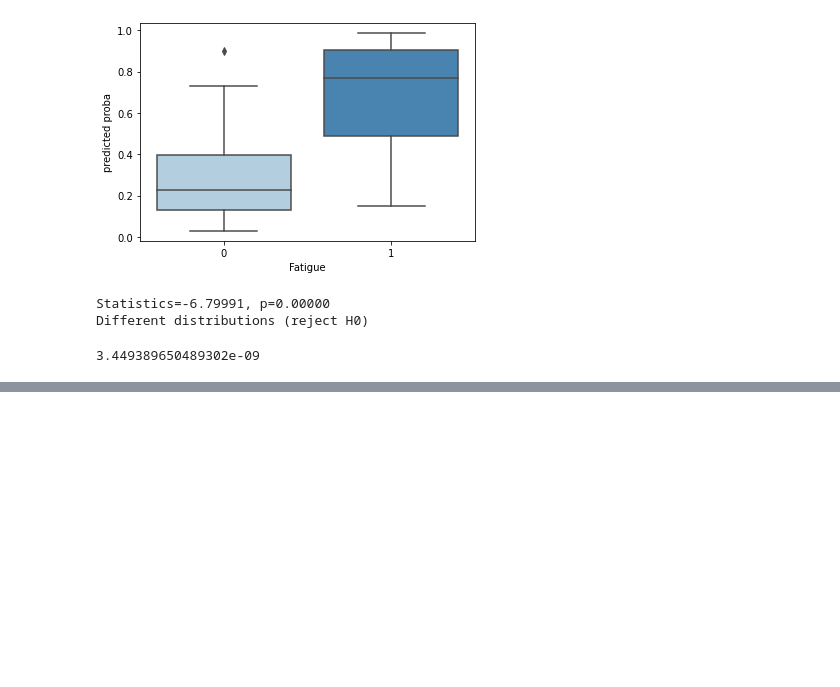
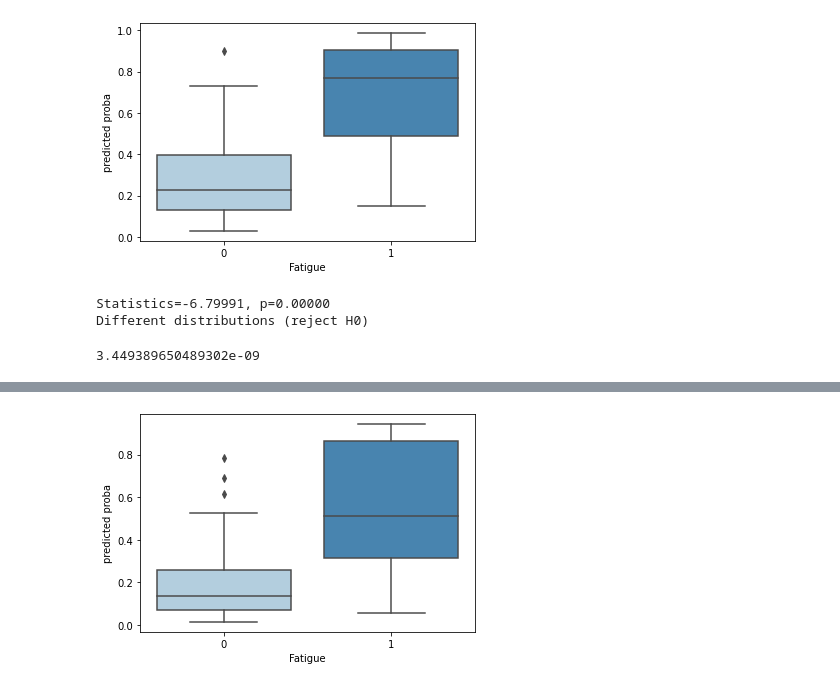
Before and after one commit to LIHVOICE/Predi_COVID_Fatigue_Vocal_Biomarker, a Jupyter notebook: Feature_extraction_and_ML_models'_training.ipynb, the cells around one changed output, grey strips where cells are left out. Cells and saved outputs as stored; diff of their text form; code cells hidden in the pictures; blank space fills up the shorter version.

```diff
--- a/Feature_extraction_and_ML_models'_training.ipynb
+++ b/Feature_extraction_and_ML_models'_training.ipynb
@@ -356,0 +564,15 @@ p
+# %%
+emb = ensemble.fit(X_train, y_train)
+y_pred8 = emb.predict_proba(X_test)
+# %%
+y_pred2 = y_pred8[:,1:]
+# %%
+import seaborn as sns
+import matplotlib.pyplot as plt
+y_pred2 = y_pred2.reshape(69,)
+sns.boxplot( x=y_test, y=y_pred2, palette="Blues").set(
+    xlabel='Fatigue',
+    ylabel='predicted proba')
+plt.show()
+# %% [output]
+[figure, added]
```
Also changed, not shown: parts of 28 cells of this notebook.
